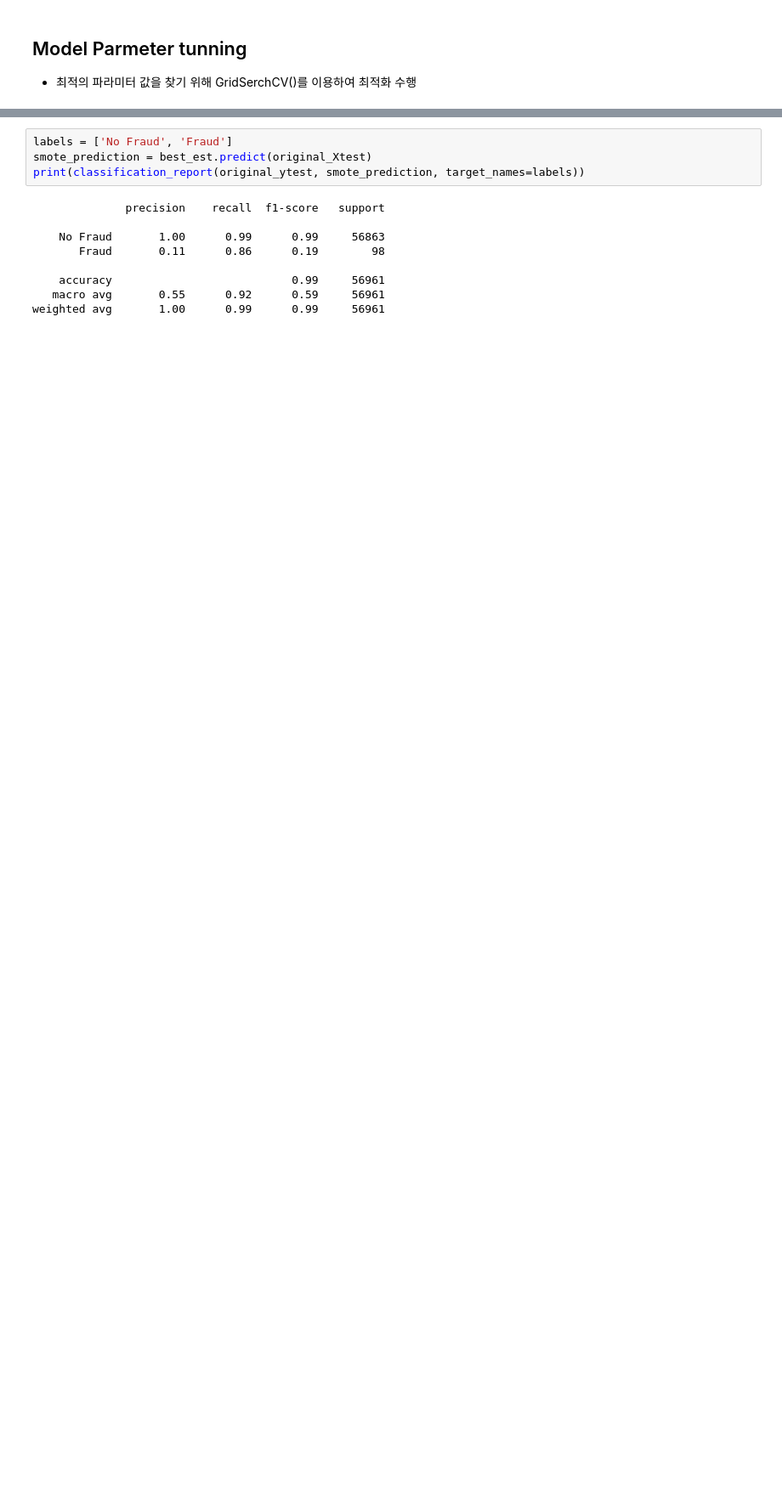
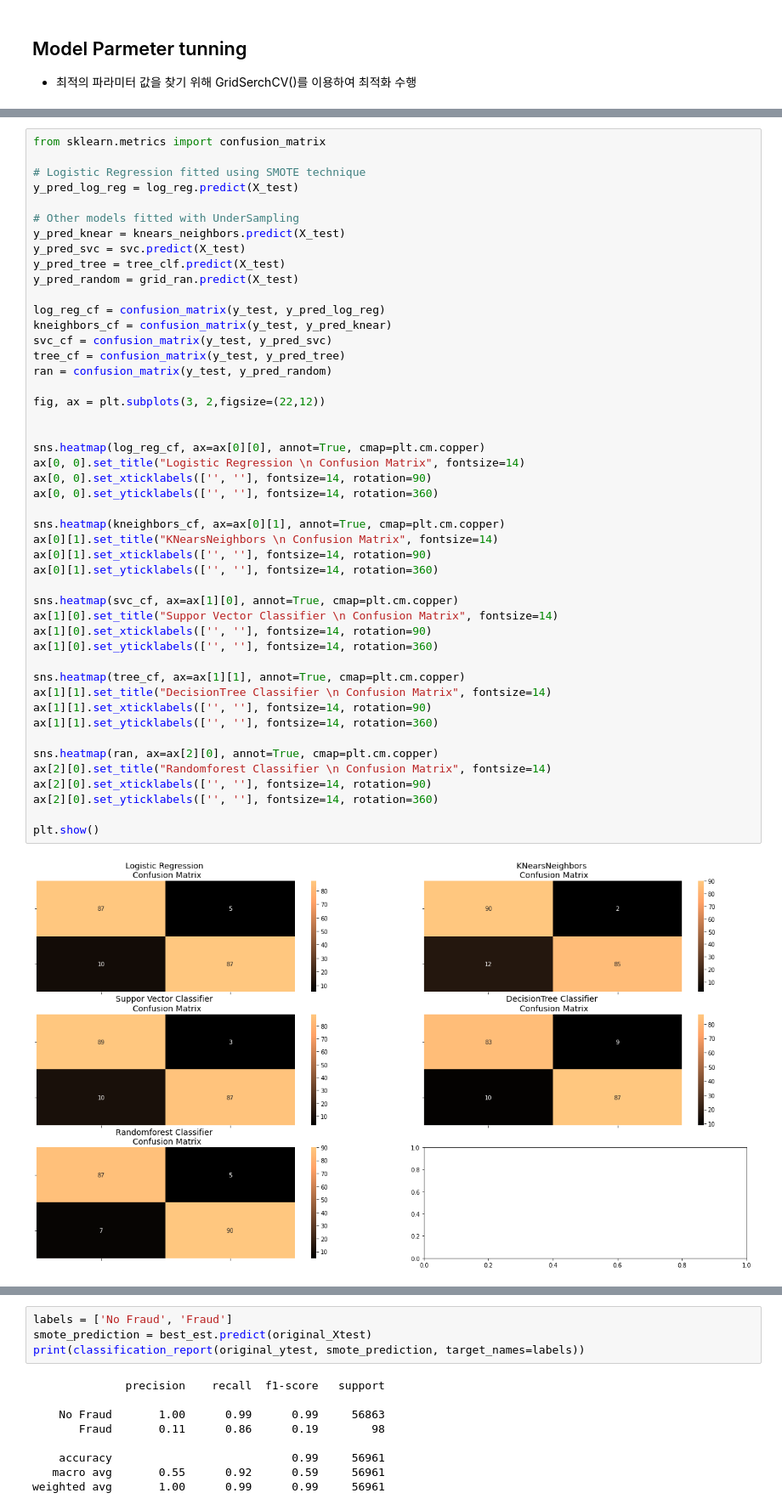
Before and after one commit to alexjeong11/credit-card-fraud-detection, a Jupyter notebook: project_jch_save.ipynb, the cells around one changed output, grey strips where cells are left out. Shown at 85% size. Drawn from its saved outputs; the diff is of its cells as text; blank space fills up the shorter version.

```diff
--- a/project_jch_save.ipynb
+++ b/project_jch_save.ipynb
@@ -830,0 +844,49 @@ plt.show()
+# %%
+from sklearn.metrics import confusion_matrix
+
+# Logistic Regression fitted using SMOTE technique
+y_pred_log_reg = log_reg.predict(X_test)
+
+# Other models fitted with UnderSampling
+y_pred_knear = knears_neighbors.predict(X_test)
+y_pred_svc = svc.predict(X_test)
+y_pred_tree = tree_clf.predict(X_test)
+y_pred_random = grid_ran.predict(X_test)
+
+log_reg_cf = confusion_matrix(y_test, y_pred_log_reg)
+kneighbors_cf = confusion_matrix(y_test, y_pred_knear)
+svc_cf = confusion_matrix(y_test, y_pred_svc)
+tree_cf = confusion_matrix(y_test, y_pred_tree)
+ran = confusion_matrix(y_test, y_pred_random)
+
+fig, ax = plt.subplots(3, 2,figsize=(22,12))
+
+
+sns.heatmap(log_reg_cf, ax=ax[0][0], annot=True, cmap=plt.cm.copper)
+ax[0, 0].set_title("Logistic Regression \n Confusion Matrix", fontsize=14)
+ax[0, 0].set_xticklabels(['', ''], fontsize=14, rotation=90)
+ax[0, 0].set_yticklabels(['', ''], fontsize=14, rotation=360)
+
+sns.heatmap(kneighbors_cf, ax=ax[0][1], annot=True, cmap=plt.cm.copper)
+ax[0][1].set_title("KNearsNeighbors \n Confusion Matrix", fontsize=14)
+ax[0][1].set_xticklabels(['', ''], fontsize=14, rotation=90)
+ax[0][1].set_yticklabels(['', ''], fontsize=14, rotation=360)
+
+sns.heatmap(svc_cf, ax=ax[1][0], annot=True, cmap=plt.cm.copper)
+ax[1][0].set_title("Suppor Vector Classifier \n Confusion Matrix", fontsize=14)
+ax[1][0].set_xticklabels(['', ''], fontsize=14, rotation=90)
+ax[1][0].set_yticklabels(['', ''], fontsize=14, rotation=360)
+
+sns.heatmap(tree_cf, ax=ax[1][1], annot=True, cmap=plt.cm.copper)
+ax[1][1].set_title("DecisionTree Classifier \n Confusion Matrix", fontsize=14)
+ax[1][1].set_xticklabels(['', ''], fontsize=14, rotation=90)
+ax[1][1].set_yticklabels(['', ''], fontsize=14, rotation=360)
+
+sns.heatmap(ran, ax=ax[2][0], annot=True, cmap=plt.cm.copper)
+ax[2][0].set_title("Randomforest Classifier \n Confusion Matrix", fontsize=14)
+ax[2][0].set_xticklabels(['', ''], fontsize=14, rotation=90)
+ax[2][0].set_yticklabels(['', ''], fontsize=14, rotation=360)
+
+plt.show()
+# %% [output]
+[figure, added]
```
Also changed, not shown: parts of 19 cells of this notebook.
